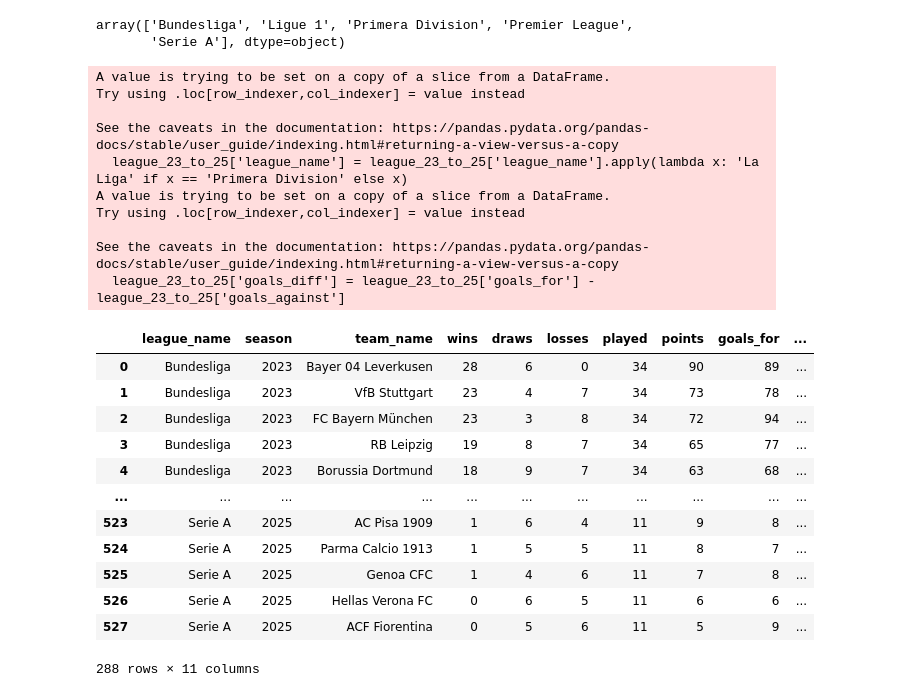
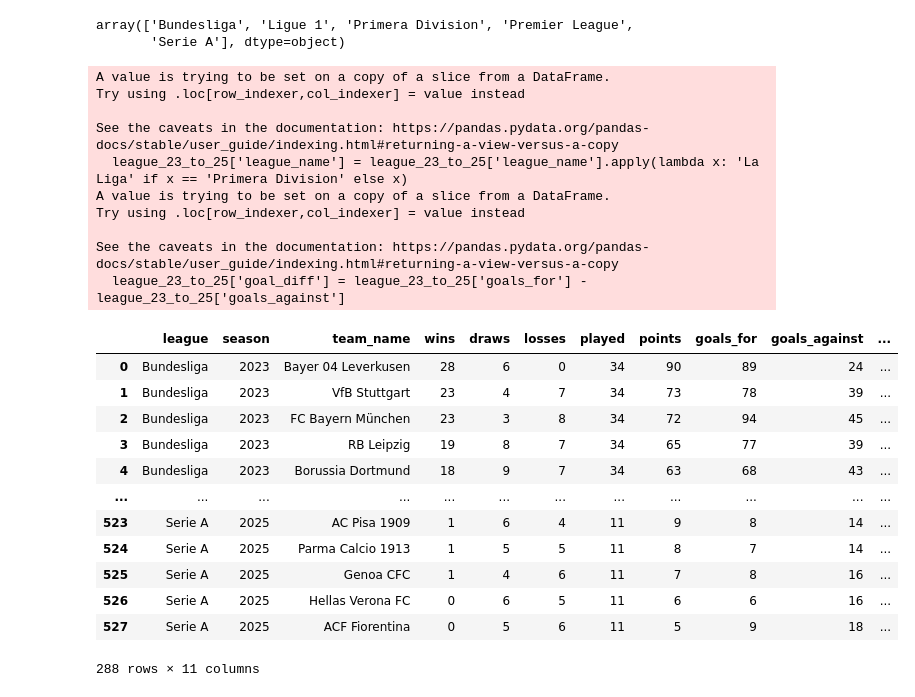
Before and after one commit to seungbyn/FEE-FI-FO-FUM, a Jupyter notebook: katie.ipynb, the cells around one changed output. Saved outputs shown, nothing was run; the diff lists cells and outputs as text; code cells hidden in the pictures.

```diff
--- a/katie.ipynb
+++ b/katie.ipynb
@@ -50,32 +50,35 @@ array(['Bundesliga', 'Ligue 1', 'Primera Division', 'Premier League',
 # %%
 # rename 'Primera Division' to 'La Liga' to match other df
 league_23_to_25['league_name'] = league_23_to_25['league_name'].apply(lambda x: 'La Liga' if x == 'Primera Division' else x)
 
 # calculate goals_diff column to match other df
-league_23_to_25['goals_diff'] = league_23_to_25['goals_for'] - league_23_to_25['goals_against']
+league_23_to_25['goal_diff'] = league_23_to_25['goals_for'] - league_23_to_25['goals_against']
+
+# rename column names to match df
+league_23_to_25 = league_23_to_25.rename(columns={'league_name': 'league'})
 
 league_23_to_25
 # %% [output]
 A value is trying to be set on a copy of a slice from a DataFrame.
 Try using .loc[row_indexer,col_indexer] = value instead
 
 See the caveats in the documentation: https://pandas.pydata.org/pandas-docs/stable/user_guide/indexing.html#returning-a-view-versus-a-copy
   league_23_to_25['league_name'] = league_23_to_25['league_name'].apply(lambda x: 'La Liga' if x == 'Primera Division' else x)
 A value is trying to be set on a copy of a slice from a DataFrame.
 Try using .loc[row_indexer,col_indexer] = value instead
 
 See the caveats in the documentation: https://pandas.pydata.org/pandas-docs/stable/user_guide/indexing.html#returning-a-view-versus-a-copy
-  league_23_to_25['goals_diff'] = league_23_to_25['goals_for'] - league_23_to_25['goals_against']
+  league_23_to_25['goal_diff'] = league_23_to_25['goals_for'] - league_23_to_25['goals_against']
-|  | league_name | season | team_name | wins | draws | losses | played | points | goals_for | ... |
-| 0 | Bundesliga | 2023 | Bayer 04 Leverkusen | 28 | 6 | 0 | 34 | 90 | 89 | ... |
-| 1 | Bundesliga | 2023 | VfB Stuttgart | 23 | 4 | 7 | 34 | 73 | 78 | ... |
-| 2 | Bundesliga | 2023 | FC Bayern München | 23 | 3 | 8 | 34 | 72 | 94 | ... |
-| 3 | Bundesliga | 2023 | RB Leipzig | 19 | 8 | 7 | 34 | 65 | 77 | ... |
-| 4 | Bundesliga | 2023 | Borussia Dortmund | 18 | 9 | 7 | 34 | 63 | 68 | ... |
-| ... | ... | ... | ... | ... | ... | ... | ... | ... | ... | ... |
-| 523 | Serie A | 2025 | AC Pisa 1909 | 1 | 6 | 4 | 11 | 9 | 8 | ... |
-| 524 | Serie A | 2025 | Parma Calcio 1913 | 1 | 5 | 5 | 11 | 8 | 7 | ... |
-| 525 | Serie A | 2025 | Genoa CFC | 1 | 4 | 6 | 11 | 7 | 8 | ... |
-| 526 | Serie A | 2025 | Hellas Verona FC | 0 | 6 | 5 | 11 | 6 | 6 | ... |
-| 527 | Serie A | 2025 | ACF Fiorentina | 0 | 5 | 6 | 11 | 5 | 9 | ... |
+|  | league | season | team_name | wins | draws | losses | played | points | goals_for | goals_against | ... |
+| 0 | Bundesliga | 2023 | Bayer 04 Leverkusen | 28 | 6 | 0 | 34 | 90 | 89 | 24 | ... |
+| 1 | Bundesliga | 2023 | VfB Stuttgart | 23 | 4 | 7 | 34 | 73 | 78 | 39 | ... |
+| 2 | Bundesliga | 2023 | FC Bayern München | 23 | 3 | 8 | 34 | 72 | 94 | 45 | ... |
+| 3 | Bundesliga | 2023 | RB Leipzig | 19 | 8 | 7 | 34 | 65 | 77 | 39 | ... |
+| 4 | Bundesliga | 2023 | Borussia Dortmund | 18 | 9 | 7 | 34 | 63 | 68 | 43 | ... |
+| ... | ... | ... | ... | ... | ... | ... | ... | ... | ... | ... | ... |
+| 523 | Serie A | 2025 | AC Pisa 1909 | 1 | 6 | 4 | 11 | 9 | 8 | 14 | ... |
+| 524 | Serie A | 2025 | Parma Calcio 1913 | 1 | 5 | 5 | 11 | 8 | 7 | 14 | ... |
+| 525 | Serie A | 2025 | Genoa CFC | 1 | 4 | 6 | 11 | 7 | 8 | 16 | ... |
+| 526 | Serie A | 2025 | Hellas Verona FC | 0 | 6 | 5 | 11 | 6 | 6 | 16 | ... |
+| 527 | Serie A | 2025 | ACF Fiorentina | 0 | 5 | 6 | 11 | 5 | 9 | 18 | ... |
 288 rows × 11 columns
```
Also changed, not shown: parts of 3 cells of this notebook, 1 other file.
